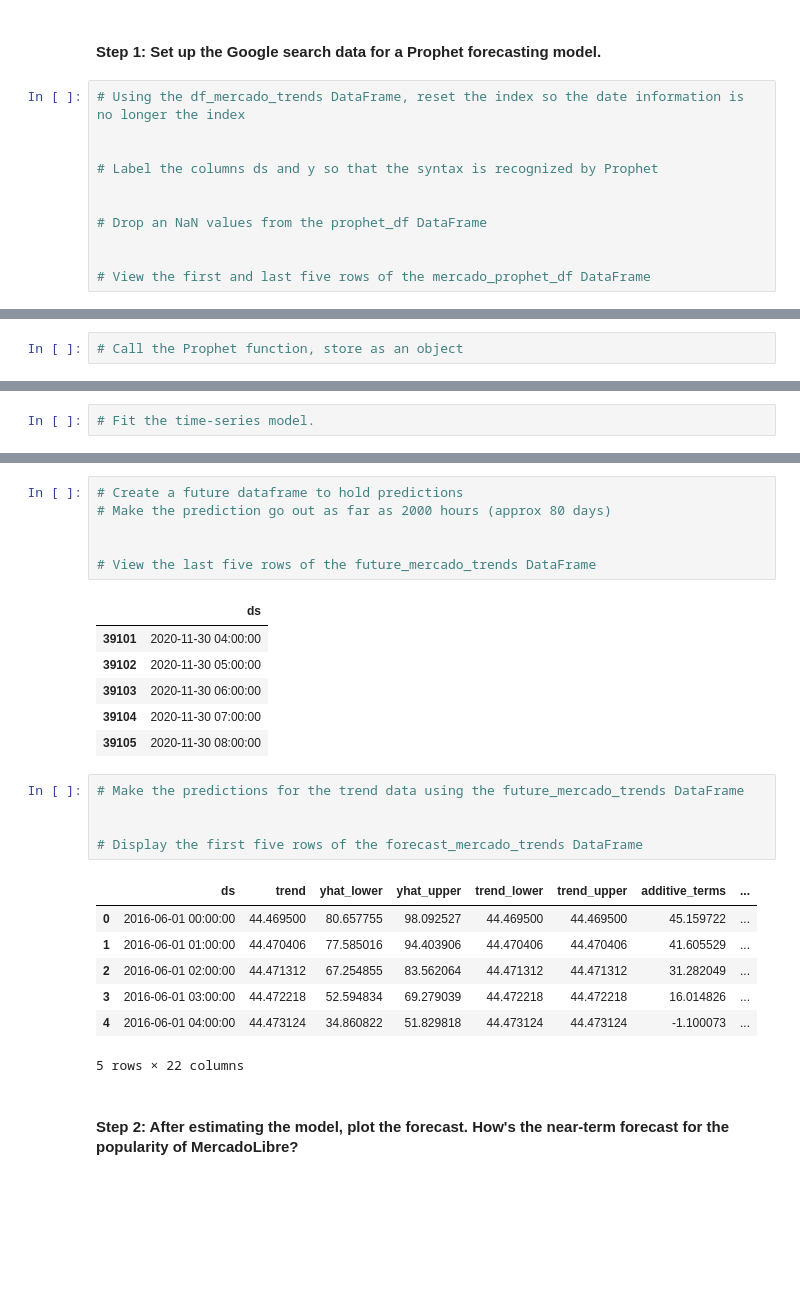
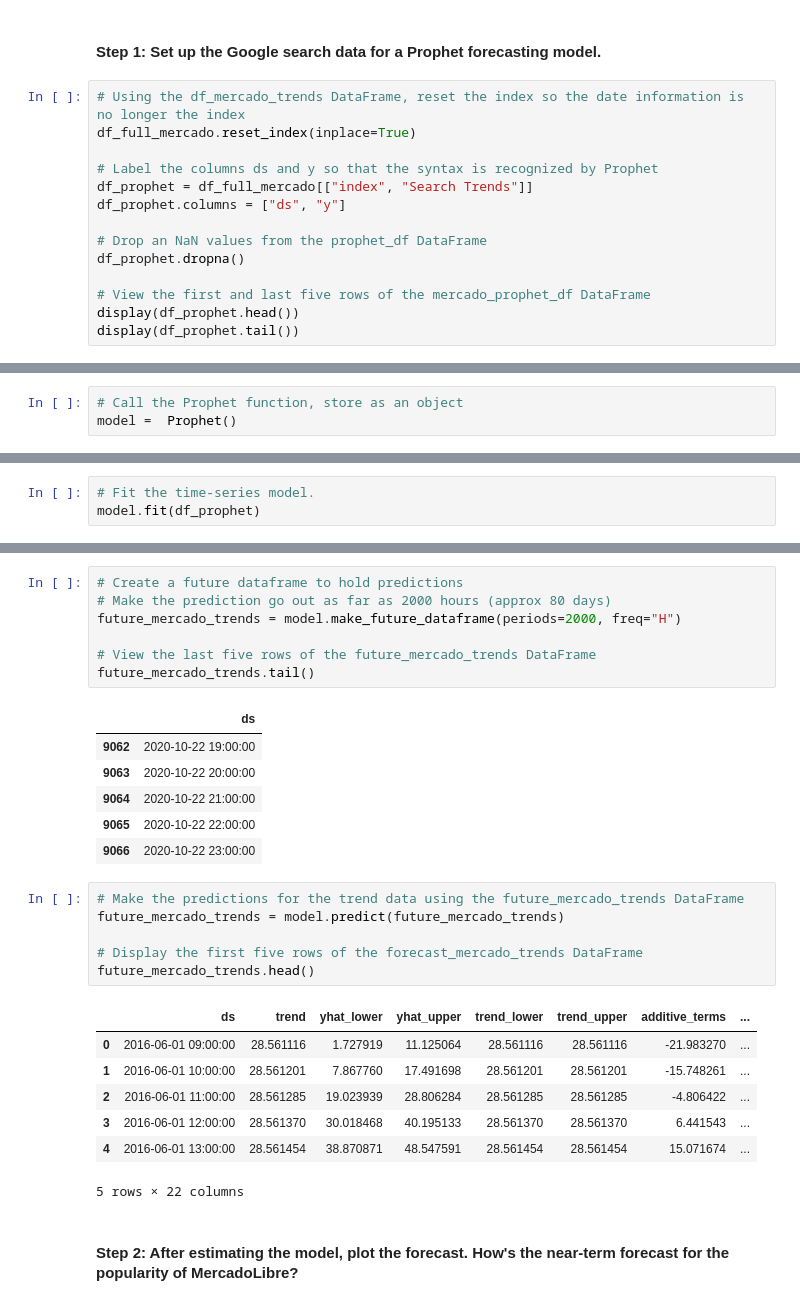
Before and after one commit to ShylaTatum/prophet-challenge, a Jupyter notebook: forecasting_net_prophet.ipynb, the cells around one changed output, grey strips where cells are left out. Drawn from its saved outputs; the diff is of its cells as text; blank space fills up the shorter version.

```diff
--- a/forecasting_net_prophet.ipynb
+++ b/forecasting_net_prophet.ipynb
@@ -368,14 +375,17 @@ Now, you need to produce a time series model that analyzes and forecasts pattern
 #### Step 1: Set up the Google search data for a Prophet forecasting model.
 # %%
 # Using the df_mercado_trends DataFrame, reset the index so the date information is no longer the index
-
+df_full_mercado.reset_index(inplace=True)
 
 # Label the columns ds and y so that the syntax is recognized by Prophet
-
+df_prophet = df_full_mercado[["index", "Search Trends"]]
+df_prophet.columns = ["ds", "y"]
 
 # Drop an NaN values from the prophet_df DataFrame
-
+df_prophet.dropna()
 
 # View the first and last five rows of the mercado_prophet_df DataFrame
+display(df_prophet.head())
+display(df_prophet.tail())
 # %% [output]
 |  | ds | y |
@@ -393,2 +403,3 @@ Now, you need to produce a time series model that analyzes and forecasts pattern
 # %%
 # Call the Prophet function, store as an object
+model =  Prophet()
@@ -397,3 +406,4 @@ Now, you need to produce a time series model that analyzes and forecasts pattern
 # %%
 # Fit the time-series model.
+model.fit(df_prophet)
 # %% [output]
@@ -410,28 +420,30 @@ INFO:cmdstanpy:Chain [1] done processing
 # %%
 # Create a future dataframe to hold predictions
 # Make the prediction go out as far as 2000 hours (approx 80 days)
-
+future_mercado_trends = model.make_future_dataframe(periods=2000, freq="H")
 
 # View the last five rows of the future_mercado_trends DataFrame
+future_mercado_trends.tail()
 # %% [output]
 |  | ds |
-| 39101 | 2020-11-30 04:00:00 |
-| 39102 | 2020-11-30 05:00:00 |
-| 39103 | 2020-11-30 06:00:00 |
-| 39104 | 2020-11-30 07:00:00 |
-| 39105 | 2020-11-30 08:00:00 |
+| 9062 | 2020-10-22 19:00:00 |
+| 9063 | 2020-10-22 20:00:00 |
+| 9064 | 2020-10-22 21:00:00 |
+| 9065 | 2020-10-22 22:00:00 |
+| 9066 | 2020-10-22 23:00:00 |
 # %%
 # Make the predictions for the trend data using the future_mercado_trends DataFrame
-
+future_mercado_trends = model.predict(future_mercado_trends)
 
 # Display the first five rows of the forecast_mercado_trends DataFrame
+future_mercado_trends.head()
 # %% [output]
 |  | ds | trend | yhat_lower | yhat_upper | trend_lower | trend_upper | additive_terms | ... |
-| 0 | 2016-06-01 00:00:00 | 44.469500 | 80.657755 | 98.092527 | 44.469500 | 44.469500 | 45.159722 | ... |
-| 1 | 2016-06-01 01:00:00 | 44.470406 | 77.585016 | 94.403906 | 44.470406 | 44.470406 | 41.605529 | ... |
-| 2 | 2016-06-01 02:00:00 | 44.471312 | 67.254855 | 83.562064 | 44.471312 | 44.471312 | 31.282049 | ... |
-| 3 | 2016-06-01 03:00:00 | 44.472218 | 52.594834 | 69.279039 | 44.472218 | 44.472218 | 16.014826 | ... |
-| 4 | 2016-06-01 04:00:00 | 44.473124 | 34.860822 | 51.829818 | 44.473124 | 44.473124 | -1.100073 | ... |
+| 0 | 2016-06-01 09:00:00 | 28.561116 | 1.727919 | 11.125064 | 28.561116 | 28.561116 | -21.983270 | ... |
+| 1 | 2016-06-01 10:00:00 | 28.561201 | 7.867760 | 17.491698 | 28.561201 | 28.561201 | -15.748261 | ... |
+| 2 | 2016-06-01 11:00:00 | 28.561285 | 19.023939 | 28.806284 | 28.561285 | 28.561285 | -4.806422 | ... |
+| 3 | 2016-06-01 12:00:00 | 28.561370 | 30.018468 | 40.195133 | 28.561370 | 28.561370 | 6.441543 | ... |
+| 4 | 2016-06-01 13:00:00 | 28.561454 | 38.870871 | 48.547591 | 28.561454 | 28.561454 | 15.071674 | ... |
 5 rows × 22 columns
 # %% [markdown]
 #### Step 2: After estimating the model, plot the forecast. How's the near-term forecast for the popularity of MercadoLibre?
```
Also changed, not shown: parts of 23 cells of this notebook.
